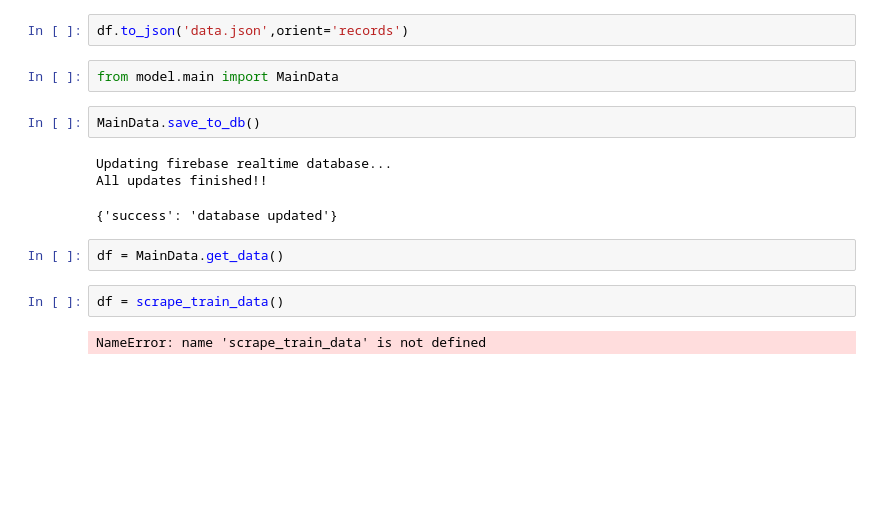
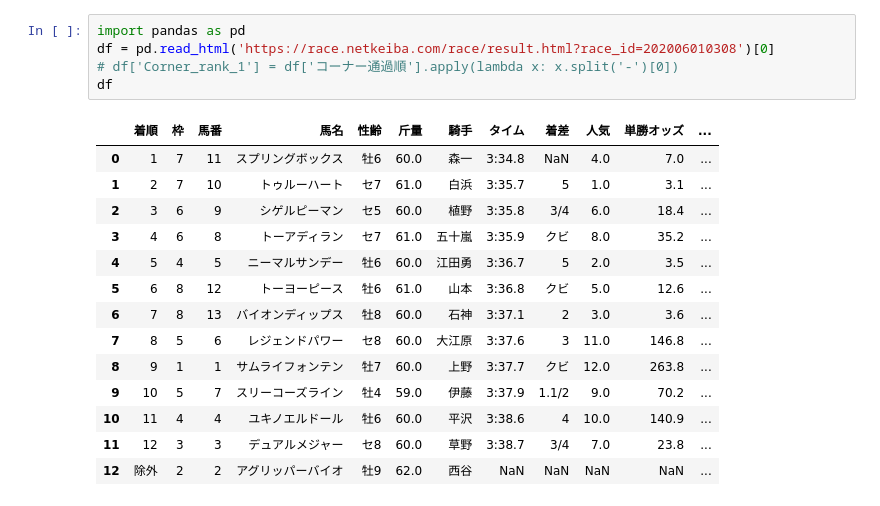
Before and after one commit to kaish-yo/fastapi-horseracepred, a Jupyter notebook: Tests.ipynb, the cells around one changed output. Drawn from its saved outputs; the diff is of its cells as text; blank space fills up the shorter version.

```diff
--- a/Tests.ipynb
+++ b/Tests.ipynb
@@ -96,16 +124,20 @@ df
-# %%
-df.to_json('data.json',orient='records')
-# %%
-from model.main import MainData
-# %%
-MainData.save_to_db()
-# %% [output]
-Updating firebase realtime database...
-All updates finished!!
-{'success': 'database updated'}
-# %%
-df = MainData.get_data()
-# %%
-df = scrape_train_data()
-# %% [output]
-NameError: name 'scrape_train_data' is not defined
+# %%
+import pandas as pd
+df = pd.read_html('https://race.netkeiba.com/race/result.html?race_id=202006010308')[0]
+# df['Corner_rank_1'] = df['コーナー通過順'].apply(lambda x: x.split('-')[0])
+df
+# %% [output]
+|  | 着順 | 枠 | 馬番 | 馬名 | 性齢 | 斤量 | 騎手 | タイム | 着差 | 人気 | 単勝オッズ | ... |
+| 0 | 1 | 7 | 11 | スプリングボックス | 牡6 | 60.0 | 森一 | 3:34.8 | NaN | 4.0 | 7.0 | ... |
+| 1 | 2 | 7 | 10 | トゥルーハート | セ7 | 61.0 | 白浜 | 3:35.7 | 5 | 1.0 | 3.1 | ... |
+| 2 | 3 | 6 | 9 | シゲルピーマン | セ5 | 60.0 | 植野 | 3:35.8 | 3/4 | 6.0 | 18.4 | ... |
+| 3 | 4 | 6 | 8 | トーアディラン | セ7 | 61.0 | 五十嵐 | 3:35.9 | クビ | 8.0 | 35.2 | ... |
+| 4 | 5 | 4 | 5 | ニーマルサンデー | 牡6 | 60.0 | 江田勇 | 3:36.7 | 5 | 2.0 | 3.5 | ... |
+| 5 | 6 | 8 | 12 | トーヨーピース | 牡6 | 61.0 | 山本 | 3:36.8 | クビ | 5.0 | 12.6 | ... |
+| 6 | 7 | 8 | 13 | バイオンディップス | 牡8 | 60.0 | 石神 | 3:37.1 | 2 | 3.0 | 3.6 | ... |
+| 7 | 8 | 5 | 6 | レジェンドパワー | セ8 | 60.0 | 大江原 | 3:37.6 | 3 | 11.0 | 146.8 | ... |
+| 8 | 9 | 1 | 1 | サムライフォンテン | 牡7 | 60.0 | 上野 | 3:37.7 | クビ | 12.0 | 263.8 | ... |
+| 9 | 10 | 5 | 7 | スリーコーズライン | 牡4 | 59.0 | 伊藤 | 3:37.9 | 1.1/2 | 9.0 | 70.2 | ... |
+| 10 | 11 | 4 | 4 | ユキノエルドール | 牡6 | 60.0 | 平沢 | 3:38.6 | 4 | 10.0 | 140.9 | ... |
+| 11 | 12 | 3 | 3 | デュアルメジャー | セ8 | 60.0 | 草野 | 3:38.7 | 3/4 | 7.0 | 23.8 | ... |
+| 12 | 除外 | 2 | 2 | アグリッパーバイオ | 牡9 | 62.0 | 西谷 | NaN | NaN | NaN | NaN | ... |
```
Also changed, not shown: parts of 22 cells of this notebook, 48 other files.
